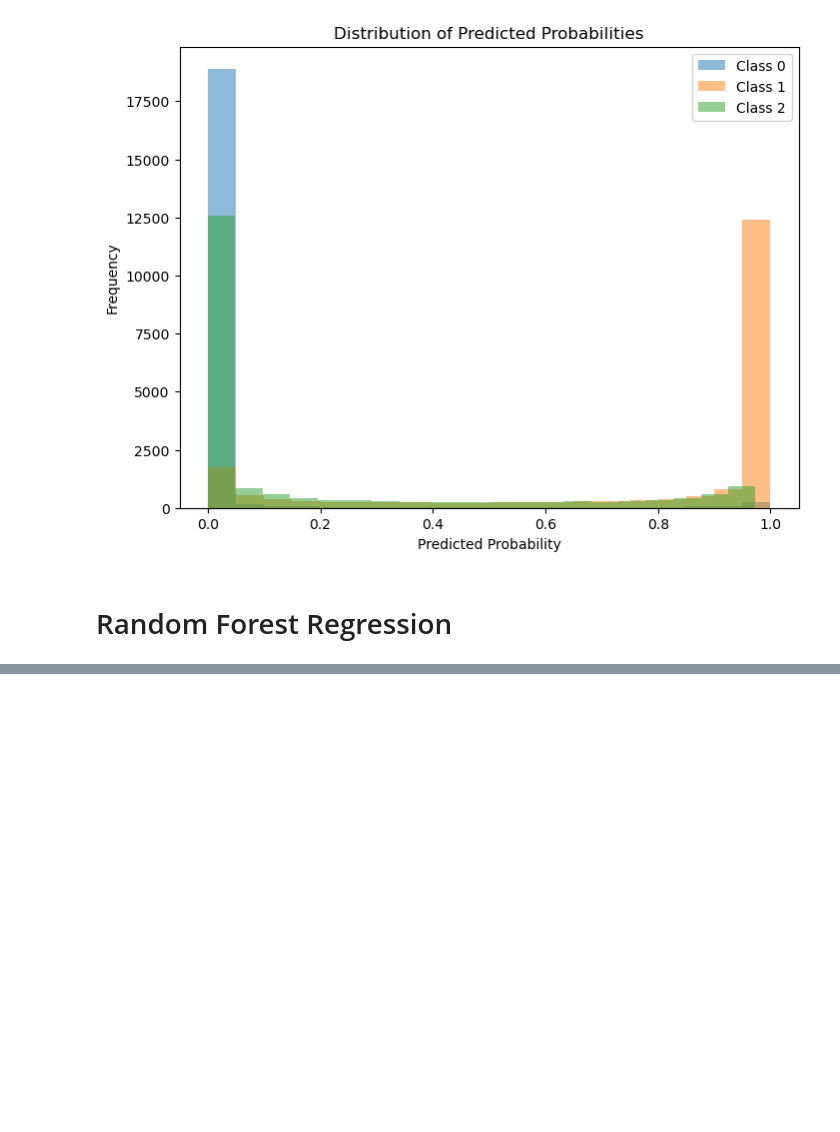
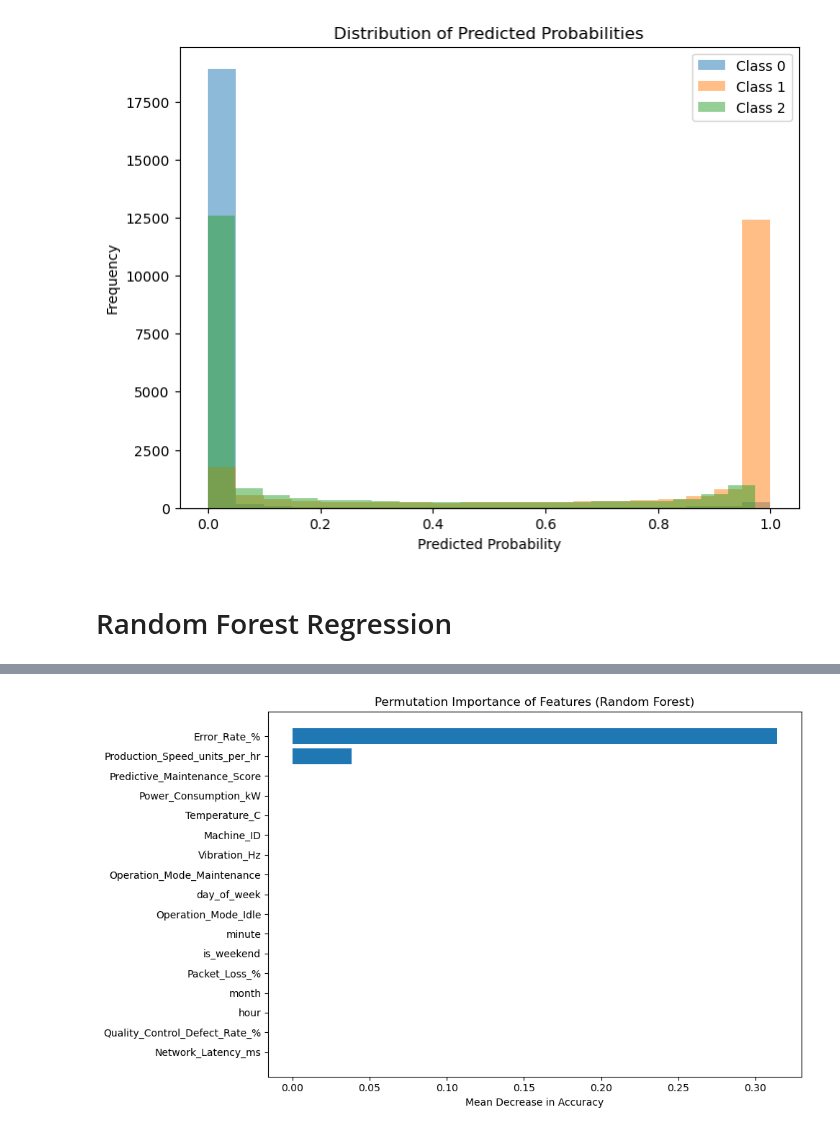
Before and after one commit to clarktommie/Data_Mining_Final_Project, a Jupyter notebook: machineEfficiency.ipynb, the cells around one changed output, grey strips where cells are left out. Saved outputs shown, nothing was run; the diff lists cells and outputs as text; code cells hidden in the pictures; blank space fills up the shorter version.

```diff
--- a/machineEfficiency.ipynb
+++ b/machineEfficiency.ipynb
@@ -348,0 +381,25 @@ weighted avg       0.99      0.99      0.99     20000
+# %%
+from sklearn.inspection import permutation_importance
+import matplotlib.pyplot as plt
+
+# Make sure your model is already trained (which it is)
+result = permutation_importance(
+    rf_clf, X_test, y_test,
+    n_repeats=10,
+    random_state=42,
+    scoring='accuracy'
+)
+
+# Get sorted indices for plotting
+sorted_idx = result.importances_mean.argsort()
+
+# Plot the results
+plt.figure(figsize=(10, 6))
+plt.barh(range(len(sorted_idx)), result.importances_mean[sorted_idx], align='center')
+plt.yticks(range(len(sorted_idx)), [manufacturing_df.drop(['Efficiency_Status'], axis=1).columns[i] for i in sorted_idx])
+plt.xlabel("Mean Decrease in Accuracy")
+plt.title("Permutation Importance of Features (Random Forest)")
+plt.tight_layout()
+plt.show()
+# %% [output]
+[figure, added]
```
Also changed, not shown: parts of 9 cells of this notebook.
